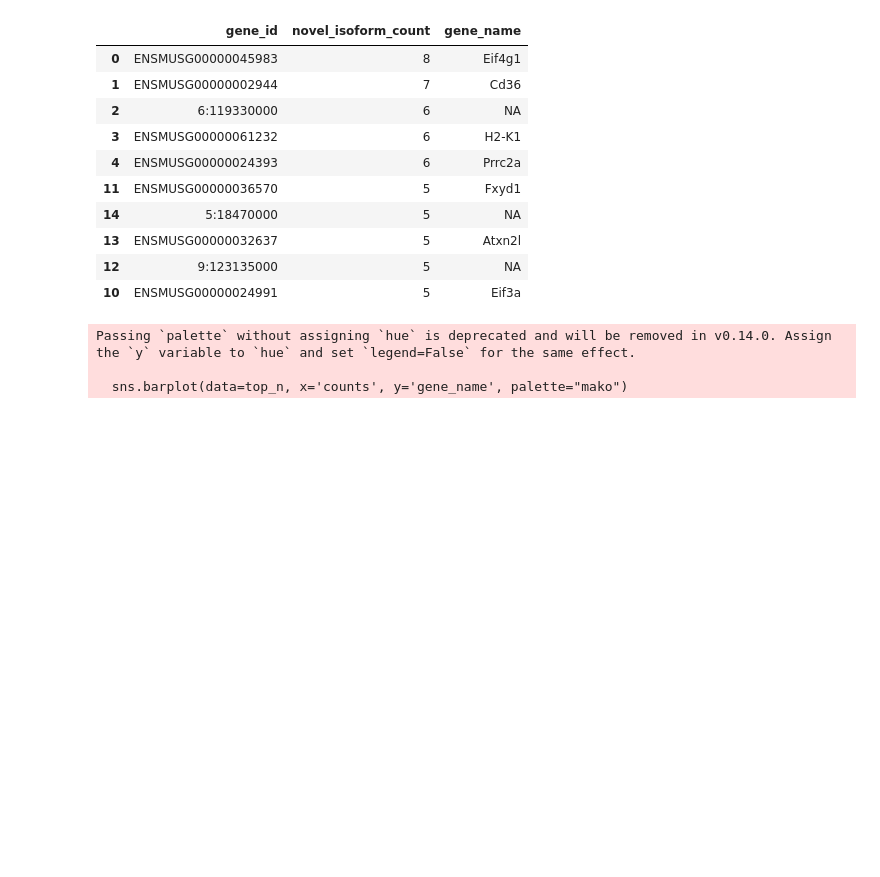
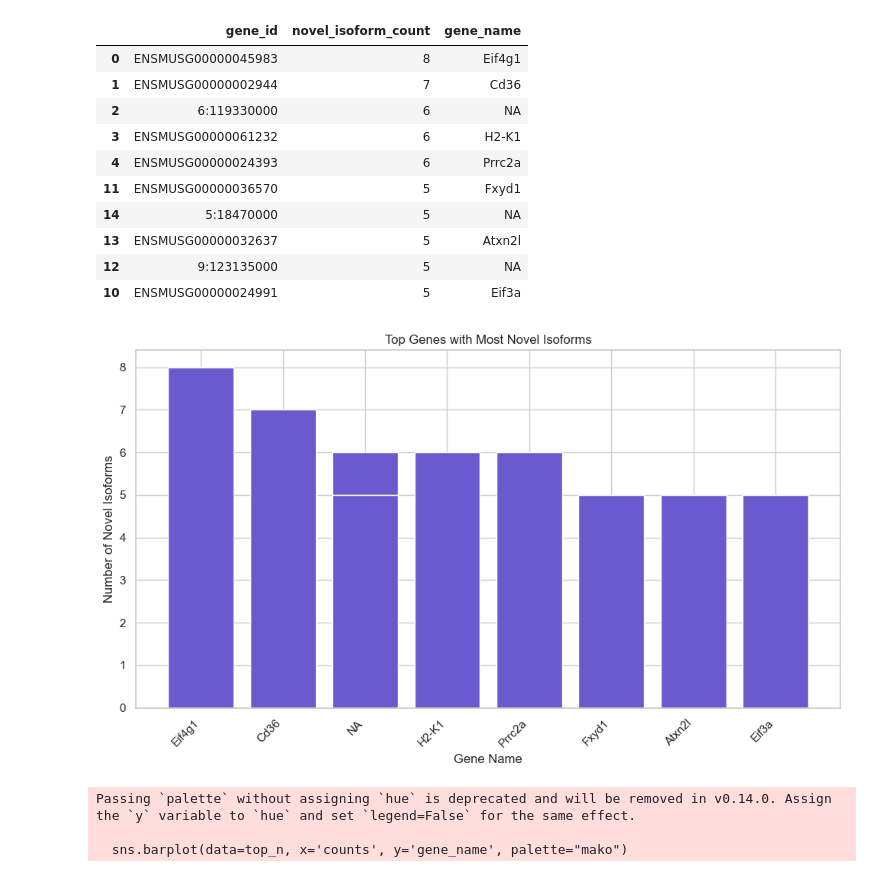
Before and after one commit to 51talcol21/long-read-rna-mouse-brownfat, a Jupyter notebook: notebooks/longread_rnaseq.ipynb, the cells around one changed output. Cells and saved outputs as stored; diff of their text form; code cells hidden in the pictures; blank space fills up the shorter version.

Commit message:
New Graphs, index.html, update notebook

```diff
--- a/notebooks/longread_rnaseq.ipynb
+++ b/notebooks/longread_rnaseq.ipynb
@@ -403,6 +403,26 @@ merged.head(10)
 | 13 | ENSMUSG00000032637 | 5 | Atxn2l |
 | 12 | 9:123135000 | 5 | NA |
 | 10 | ENSMUSG00000024991 | 5 | Eif3a |
+# %%
+import matplotlib.pyplot as plt
+
+# Take top 10 rows (already sorted)
+top_genes = merged.head(10)
+
+# Plot using gene_name for x-axis labels
+plt.figure(figsize=(10, 6))
+plt.bar(top_genes['gene_name'], top_genes['novel_isoform_count'], color='slateblue')
+
+# Add labels and title
+plt.xlabel("Gene Name")
+plt.ylabel("Number of Novel Isoforms")
+plt.title("Top Genes with Most Novel Isoforms")
+plt.xticks(rotation=45, ha='right')
+plt.tight_layout()
+plt.savefig('top_genes_with_most_novel_isoforms.png')
+plt.show()
+# %% [output]
+[figure, added]
 # %%
 # Save as CSV for full data
 merged.to_csv("novel_isoform_summary.csv", index=False)
```
Also changed, not shown: parts of 3 cells of this notebook, 5 other files.
